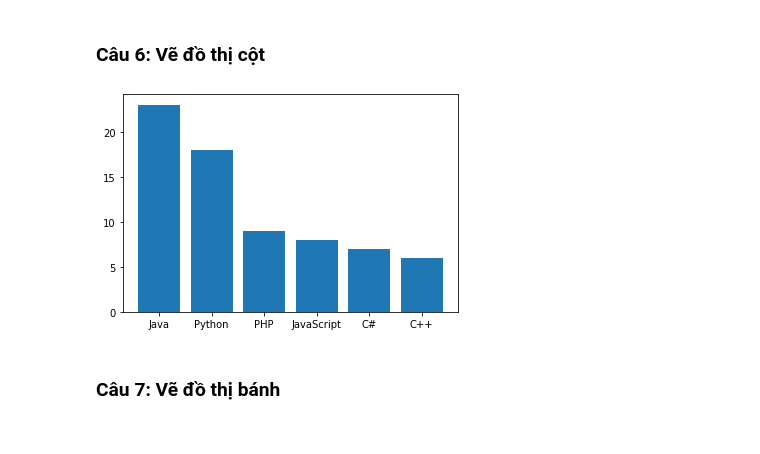
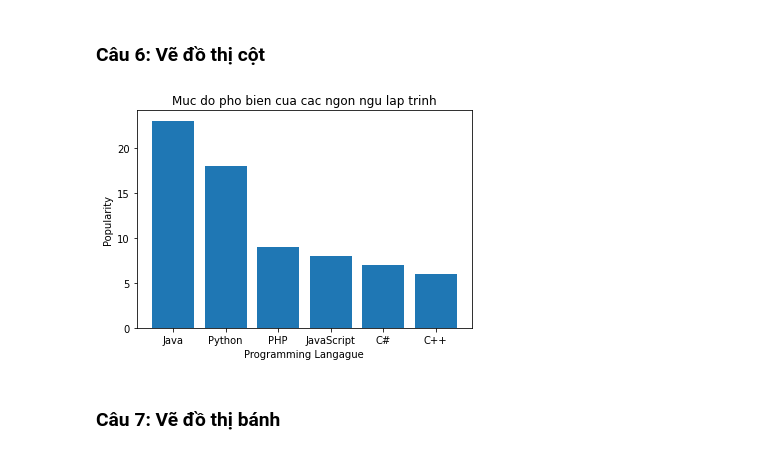
Before and after one commit to tiesen243/data-analyst, a Jupyter notebook: tkud_lab03_ex.ipynb, the cells around one changed output. Cells and saved outputs as stored; diff of their text form; code cells hidden in the pictures.

```diff
--- a/tkud_lab03_ex.ipynb
+++ b/tkud_lab03_ex.ipynb
@@ -171,11 +171,13 @@ plt.show()
 # %%
 x = np.array(['Java','Python','PHP',"JavaScript","C#","C++"])
 y = np.array([23,18,9,8,7,6])
 plt.bar(x,y)
 
 plt.title("Muc do pho bien cua cac ngon ngu lap trinh")
+plt.xlabel("Programming Langague")
+plt.ylabel("Popularity")
 plt.show()
 # %% [output]
-[figure, old version]
+[figure, new version]
 # %% [markdown]
 ### Câu  7: Vẽ đồ thị bánh
```
Also changed, not shown: parts of 4 cells of this notebook.
